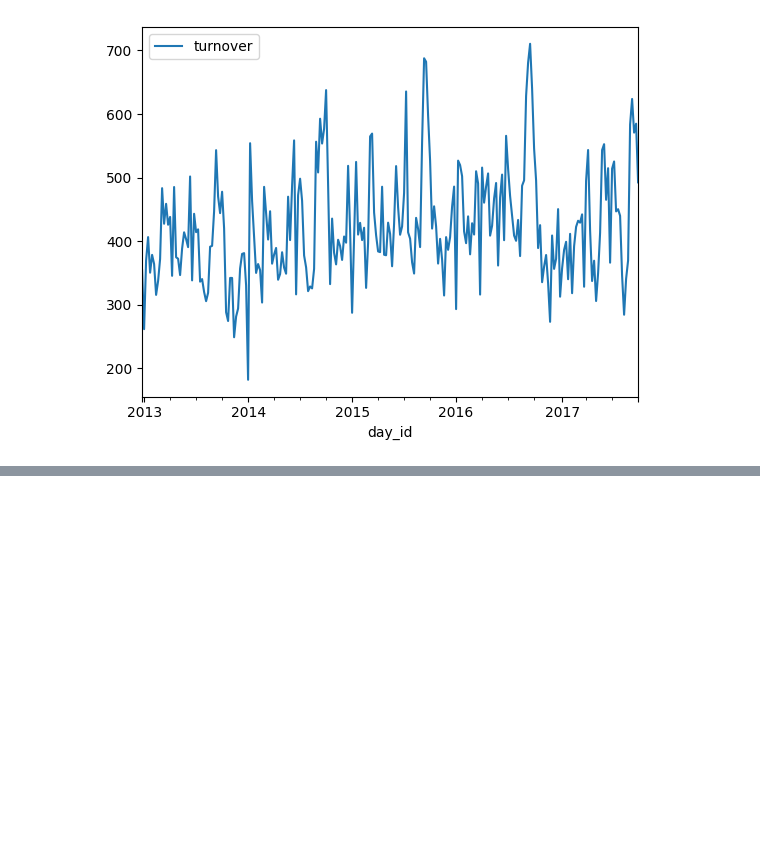
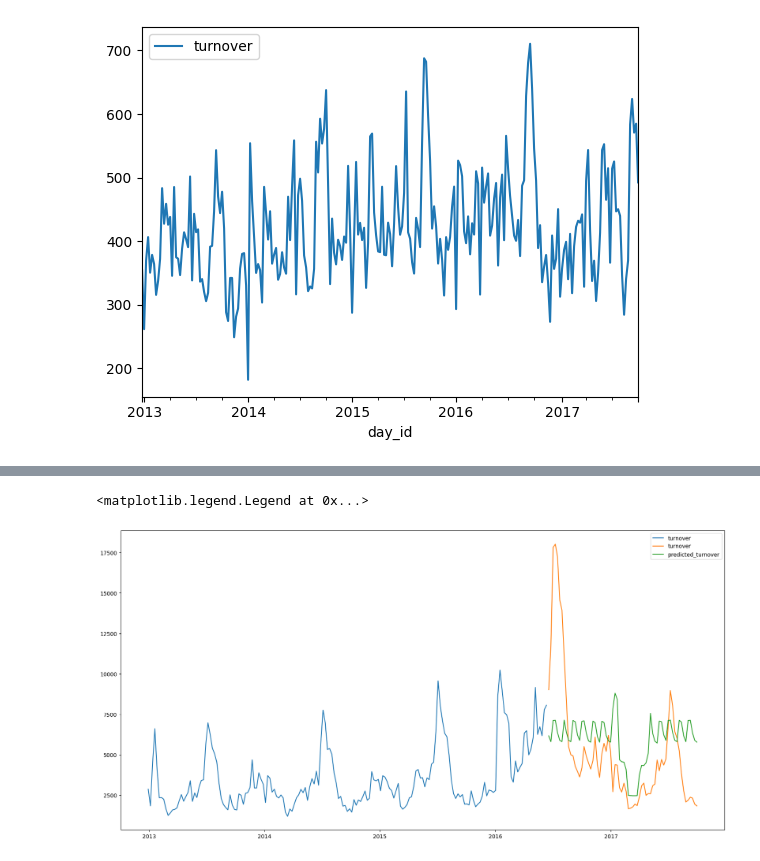
Before and after one commit to bpugnaire/retail-forecast, a Jupyter notebook: notebooks/partie3_multi-step_forecasting.ipynb, the cells around one changed output, grey strips where cells are left out. Drawn from its saved outputs; the diff is of its cells as text; code cells hidden in the pictures; blank space fills up the shorter version.

Commit message:
Build 3 forecasting model and simple answer to b.

```diff
--- a/notebooks/partie3_multi-step_forecasting.ipynb
+++ b/notebooks/partie3_multi-step_forecasting.ipynb
@@ -179,0 +106,21 @@ df_test['turnover'] = model.predict(df_test[['store-dep', 'year', 'month', 'day'
+# %%
+train_data = df_train.sort_values(by=['day_id'])[:int(0.7*len(df_train))]
+valid_data = df_train.sort_values(by=['day_id'])[int(0.7*len(df_train)):]
+
+X_train = train_data[['but_num_business_unit','dpt_num_department', 'year', 'month', 'day', 'week_nb']]
+X_valid = valid_data[['but_num_business_unit','dpt_num_department', 'year', 'month', 'day', 'week_nb']]
+y_train = train_data[['turnover']]
+y_valid = valid_data[['turnover']]
+# %%
+from sklearn.ensemble import RandomForestRegressor
+from sklearn.metrics import mean_squared_error
+
+model = RandomForestRegressor(
+    n_estimators=1000,
+    max_depth=10,
+    random_state=42,
+    verbose=1
+    )
+model.fit(X_train, y_train.values.ravel())
+y_pred = model.predict(X_valid)
+mean_squared_error(y_valid, y_pred)
@@ -179,0 +137,14 @@ df_test['turnover'] = model.predict(df_test[['store-dep', 'year', 'month', 'day'
+# %%
+valid_data['predicted_turnover'] = y_pred
+# %%
+store_dep = random.choice(valid_data['store-dep'].unique())
+df_store_dep = valid_data[valid_data['store-dep'] == store_dep]
+df_store_dep_train = train_data[train_data['store-dep'] == store_dep]
+plt.figure(figsize=(20,10))
+plt.plot(df_store_dep_train['day_id'], df_store_dep_train['turnover'], label='turnover')
+plt.plot(df_store_dep['day_id'], df_store_dep['turnover'], label='turnover')
+plt.plot(df_store_dep['day_id'], df_store_dep['predicted_turnover'], label='predicted_turnover')
+plt.legend()
+# %% [output]
+<matplotlib.legend.Legend at 0x...>
+[figure, added]
```
Also changed, not shown: parts of 54 cells of this notebook, 8 other files.
